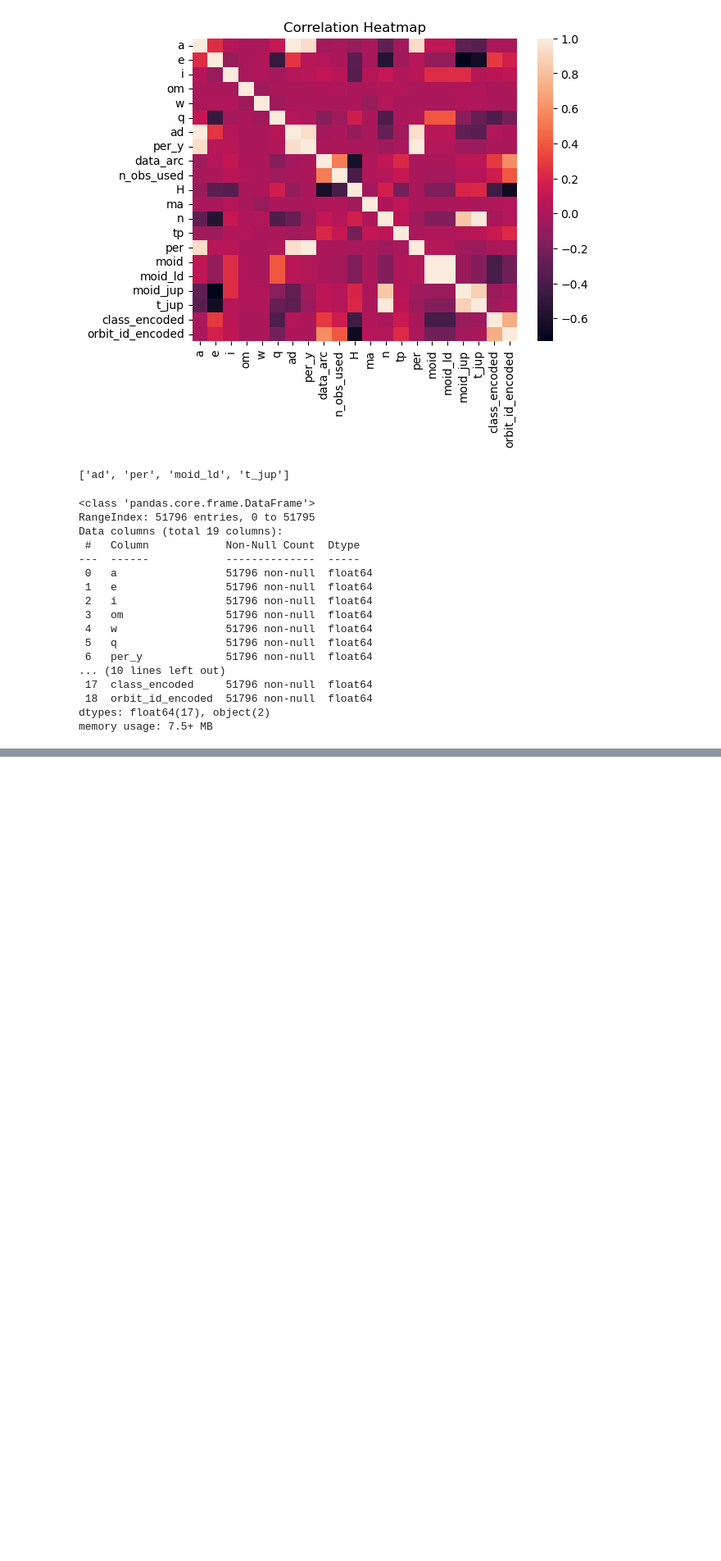
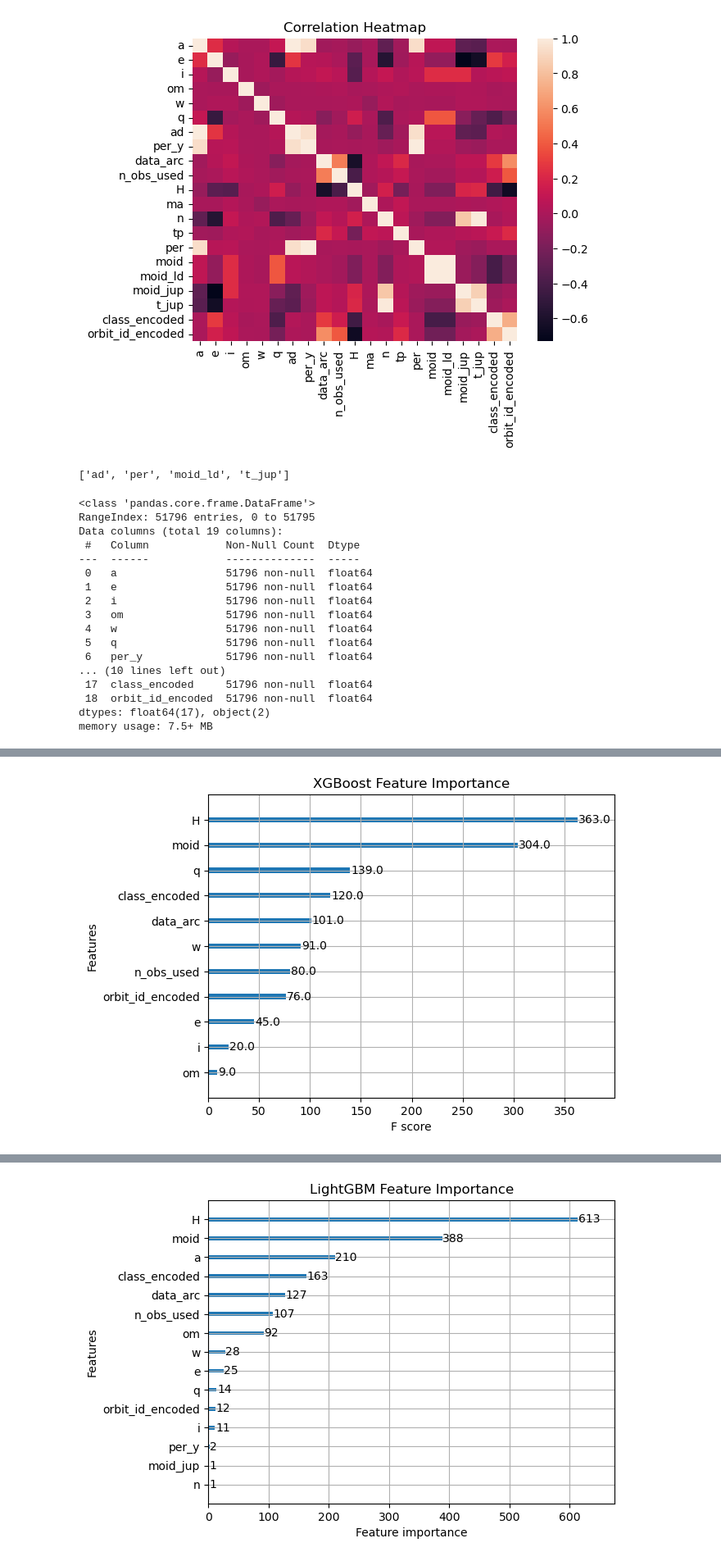
Before and after one commit to erin-valdes/EN625.742_group_project, a Jupyter notebook: src/GBM.ipynb, the cells around one changed output, grey strips where cells are left out. Shown: that part at 82% size. Cells and saved outputs as stored; diff of their text form; code cells hidden in the pictures; blank space fills up the shorter version.

```diff
--- a/src/GBM.ipynb
+++ b/src/GBM.ipynb
@@ -388,0 +372,37 @@ CatBoost Model Accuracy: 0.9981348637015782
+# %%
+import matplotlib.pyplot as plt
+import xgboost as xgb
+import lightgbm as lgb
+from catboost import CatBoostClassifier, Pool
+
+# Feature Importance for each model
+
+# XGBoost
+xgbm_best.fit(X_train_num, y_train)
+xgb.plot_importance(xgbm_best)
+plt.title('XGBoost Feature Importance')
+plt.show()
+
+# LightGBM
+lgbm_best.fit(X_train_num, y_train)
+lgb.plot_importance(lgbm_best)
+plt.title('LightGBM Feature Importance')
+plt.show()
+
+
+
+# CatBoost
+
+catb_best.fit(X_train_cat, y_train, cat_features=categorical_indices)
+feature_importances = catb_best.get_feature_importance(Pool(X_train_cat, label=y_train, cat_features=categorical_indices))
+feature_names = X_train_cat.columns
+
+# Plot CatBoost feature importances
+plt.figure(figsize=(10, 6))
+plt.barh(feature_names, feature_importances)
+plt.title('CatBoost Feature Importance')
+plt.xlabel('Importance')
+plt.ylabel('Feature')
+plt.show()
+# %% [output]
+[figure, added]
@@ -388,0 +426 @@ CatBoost Model Accuracy: 0.9981348637015782
+[figure, added]
```
Also changed, not shown: parts of 8 cells of this notebook, 2 other files.
